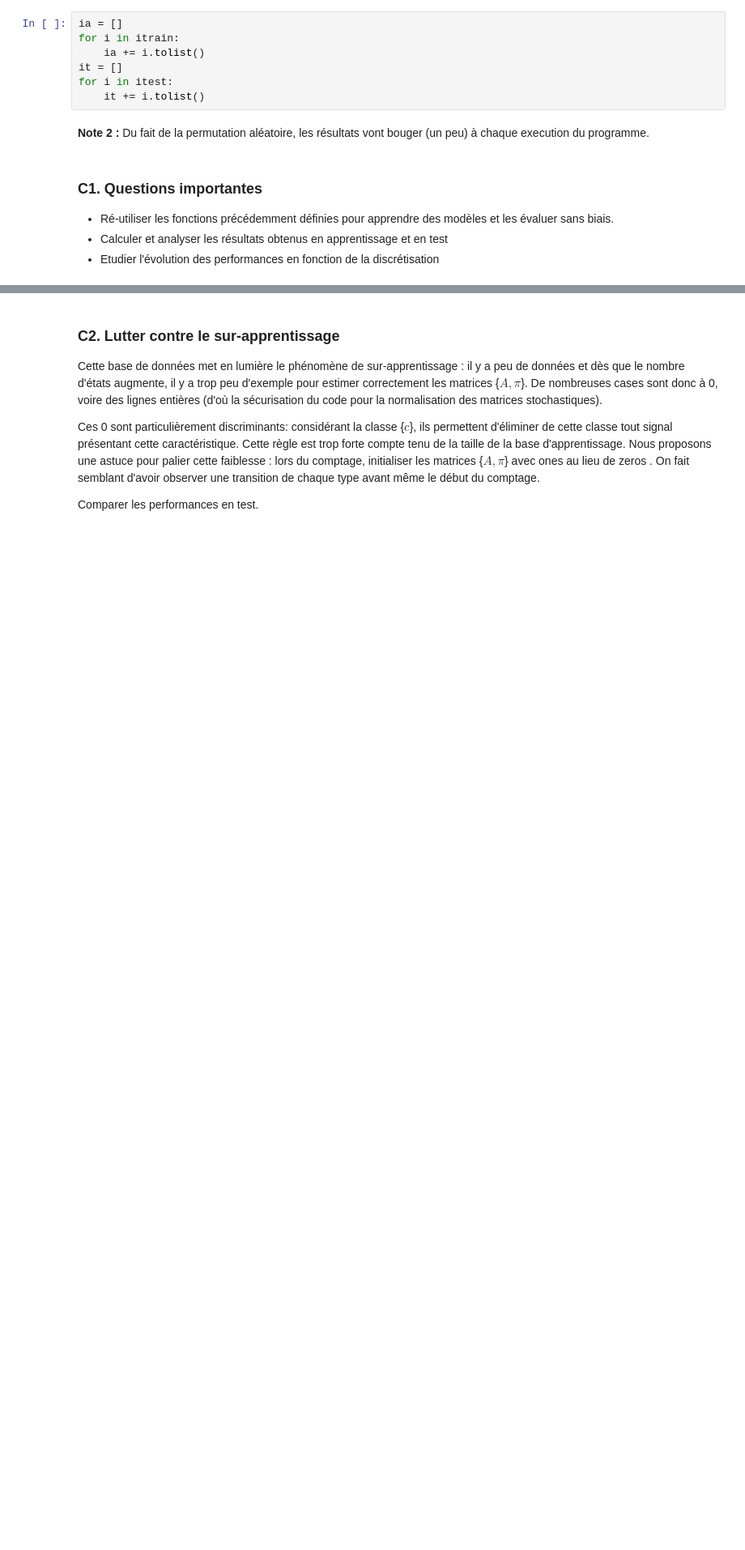
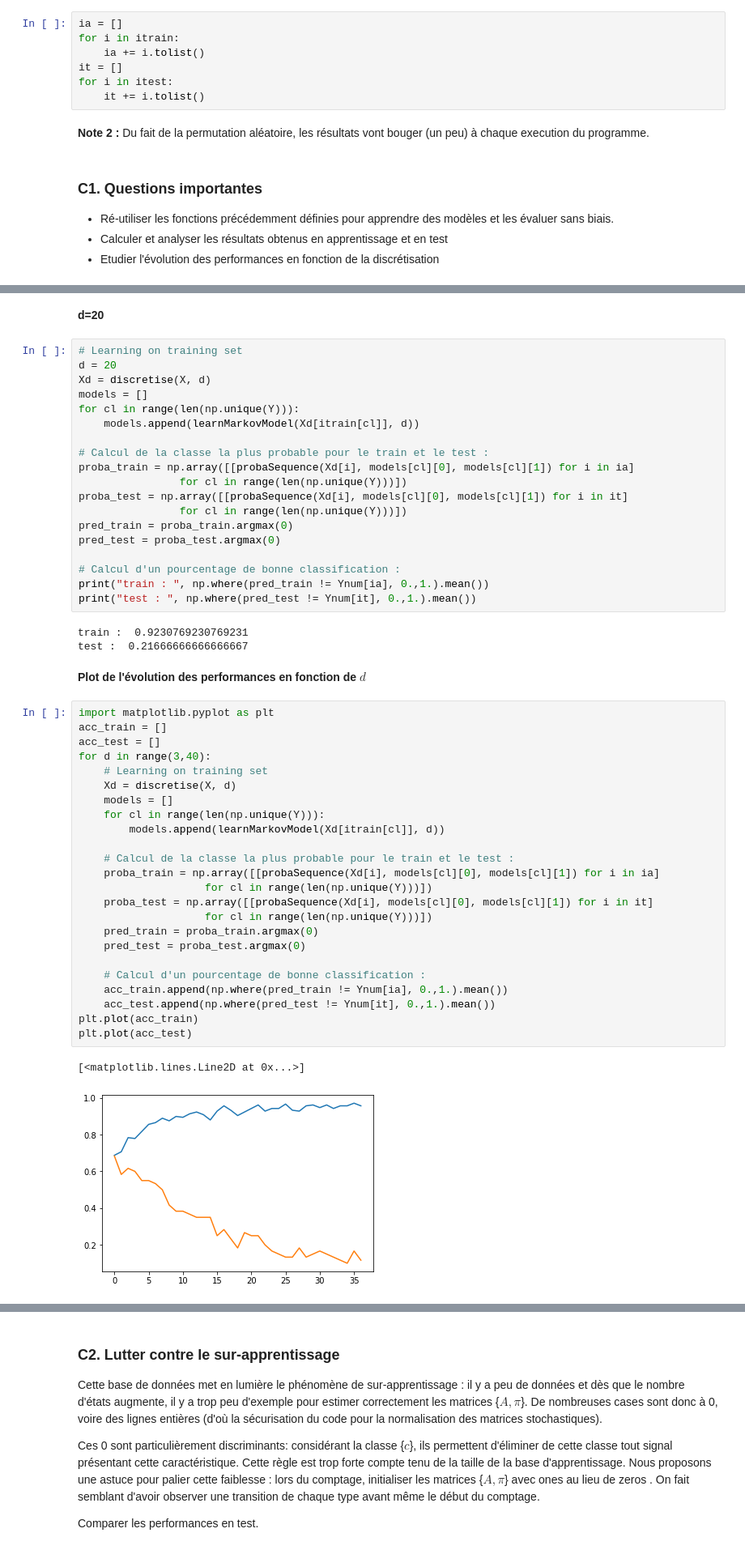
Before and after one commit to CharlesAttend/M1-S1-DAC, a Jupyter notebook: MAPSI/TME/tme6/tme6.ipynb, the cells around one changed output, grey strips where cells are left out. Shown at 81% size. Saved outputs shown, nothing was run; the diff lists cells and outputs as text; blank space fills up the shorter version.

```diff
--- a/MAPSI/TME/tme6/tme6.ipynb
+++ b/MAPSI/TME/tme6/tme6.ipynb
@@ -313,0 +391,53 @@ for i in itest:
+# %% [markdown]
+**d=20**
+# %%
+# Learning on training set
+d = 20
+Xd = discretise(X, d)
+models = []
+for cl in range(len(np.unique(Y))):
+    models.append(learnMarkovModel(Xd[itrain[cl]], d))
+
+# Calcul de la classe la plus probable pour le train et le test :
+proba_train = np.array([[probaSequence(Xd[i], models[cl][0], models[cl][1]) for i in ia]
+                for cl in range(len(np.unique(Y)))])
+proba_test = np.array([[probaSequence(Xd[i], models[cl][0], models[cl][1]) for i in it]
+                for cl in range(len(np.unique(Y)))])
+pred_train = proba_train.argmax(0)
+pred_test = proba_test.argmax(0)
+
+# Calcul d'un pourcentage de bonne classification :
+print("train : ", np.where(pred_train != Ynum[ia], 0.,1.).mean())
+print("test : ", np.where(pred_test != Ynum[it], 0.,1.).mean())
+# %% [output]
+train :  0.9230769230769231
+test :  0.21666666666666667
+# %% [markdown]
+**Plot de l'évolution des performances en fonction de $d$**
+# %%
+import matplotlib.pyplot as plt
+acc_train = []
+acc_test = []
+for d in range(3,40):
+    # Learning on training set
+    Xd = discretise(X, d)
+    models = []
+    for cl in range(len(np.unique(Y))):
+        models.append(learnMarkovModel(Xd[itrain[cl]], d))
+
+    # Calcul de la classe la plus probable pour le train et le test :
+    proba_train = np.array([[probaSequence(Xd[i], models[cl][0], models[cl][1]) for i in ia]
+                    for cl in range(len(np.unique(Y)))])
+    proba_test = np.array([[probaSequence(Xd[i], models[cl][0], models[cl][1]) for i in it]
+                    for cl in range(len(np.unique(Y)))])
+    pred_train = proba_train.argmax(0)
+    pred_test = proba_test.argmax(0)
+
+    # Calcul d'un pourcentage de bonne classification :
+    acc_train.append(np.where(pred_train != Ynum[ia], 0.,1.).mean())
+    acc_test.append(np.where(pred_test != Ynum[it], 0.,1.).mean())
+plt.plot(acc_train)
+plt.plot(acc_test)
+# %% [output]
+[<matplotlib.lines.Line2D at 0x...>]
+[figure, added]
```
Also changed, not shown: parts of 23 cells of this notebook.
